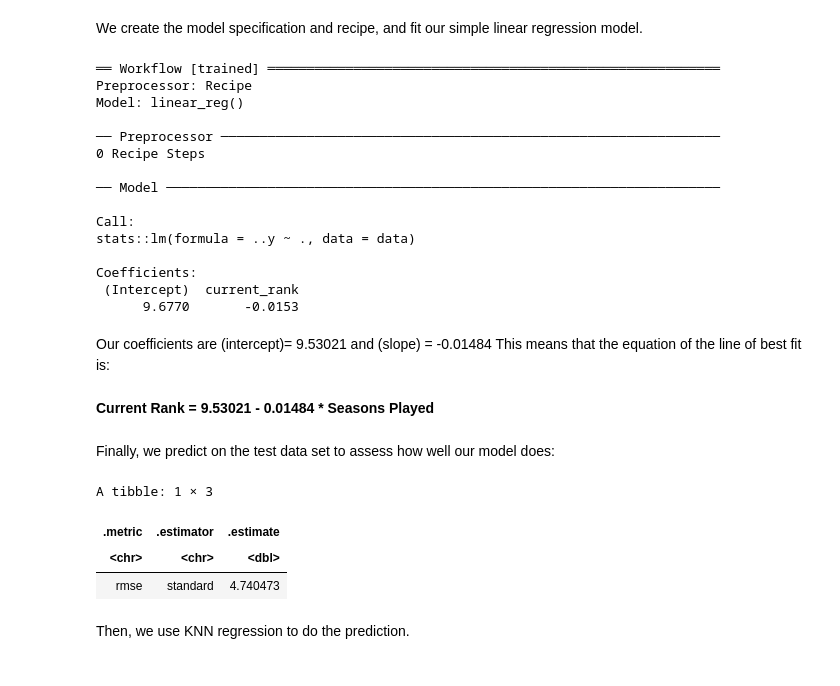
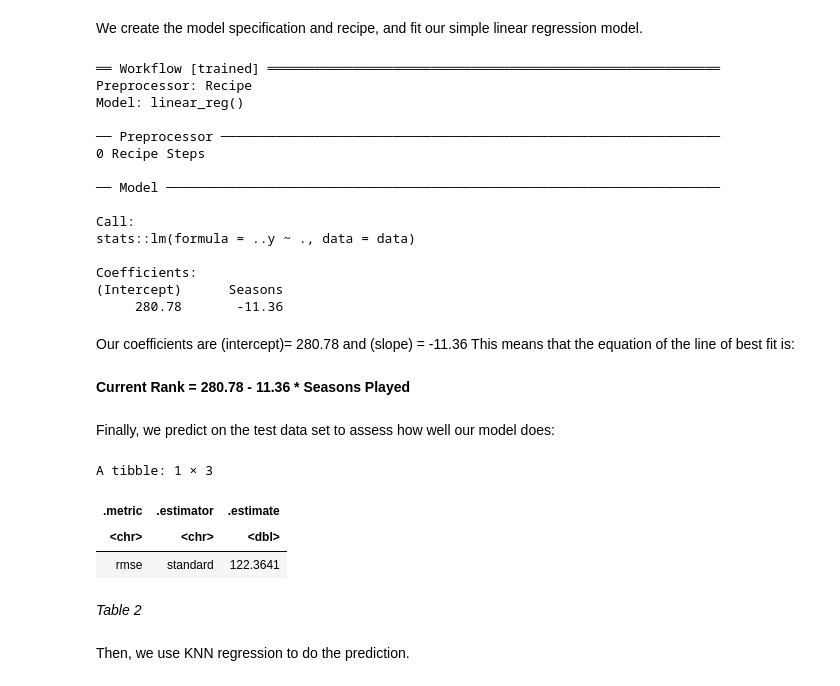
Before and after one commit to jialiu03/group21_project, a Jupyter notebook: Project Report.ipynb, the cells around one changed output. Saved outputs shown, nothing was run; the diff lists cells and outputs as text; code cells hidden in the pictures.

```diff
--- a/Project Report.ipynb
+++ b/Project Report.ipynb
@@ -83,7 +89,7 @@ We create the model specification and recipe, and fit our simple linear regressi
 lm_spec <- linear_reg() |>
     set_engine("lm") |>
     set_mode("regression")
-lm_recipe <- recipe(Seasons ~., data = player_train)
+lm_recipe <- recipe(current_rank ~., data = player_train)
 player_lm_fit <- workflow() |>
     add_recipe(lm_recipe) |>
     add_model(lm_spec) |>
@@ -103,27 +109,29 @@ Call:
 stats::lm(formula = ..y ~ ., data = data)
 
 Coefficients:
- (Intercept)  current_rank
-      9.6770       -0.0153
+(Intercept)      Seasons
+     280.78       -11.36
 # %% [markdown]
-Our coefficients are (intercept)= 9.53021 and (slope) = -0.01484
+Our coefficients are (intercept)= 280.78 and (slope) = -11.36
 This means that the equation of the line of best fit is:
 # %% [markdown]
-**Current Rank = 9.53021 - 0.01484 * Seasons Played**
+**Current Rank = 280.78 - 11.36 * Seasons Played**
 # %% [markdown]
 Finally, we predict on the test data set to assess how well our model does:
 # %%
 player_lm_prediction <- player_lm_fit |>
     predict(player_test) |>
     bind_cols(player_test) |>
-    metrics(truth = Seasons, estimate = .pred) |>
+    metrics(truth = current_rank, estimate = .pred) |>
     filter(.metric == "rmse")
 player_lm_prediction
 # %% [output]
 A tibble: 1 × 3
 | .metric | .estimator | .estimate |
 | <chr> | <chr> | <dbl> |
-| rmse | standard | 4.740473 |
+| rmse | standard | 122.3641 |
+# %% [markdown]
+*Table 2*
 # %% [markdown]
 Then, we use KNN regression to do the prediction.
 # %% [markdown]
```
Also changed, not shown: parts of 18 cells of this notebook.
